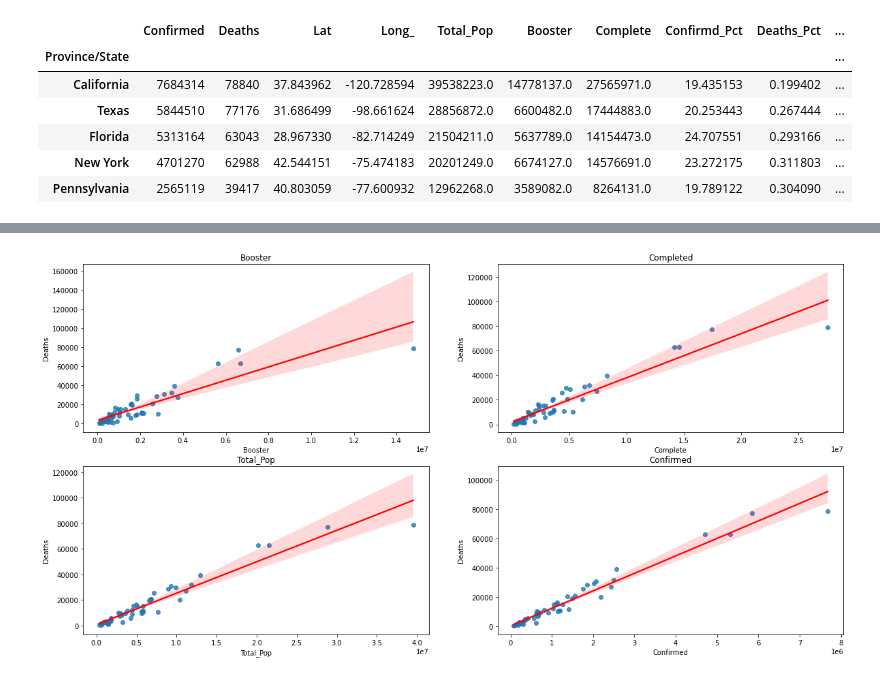
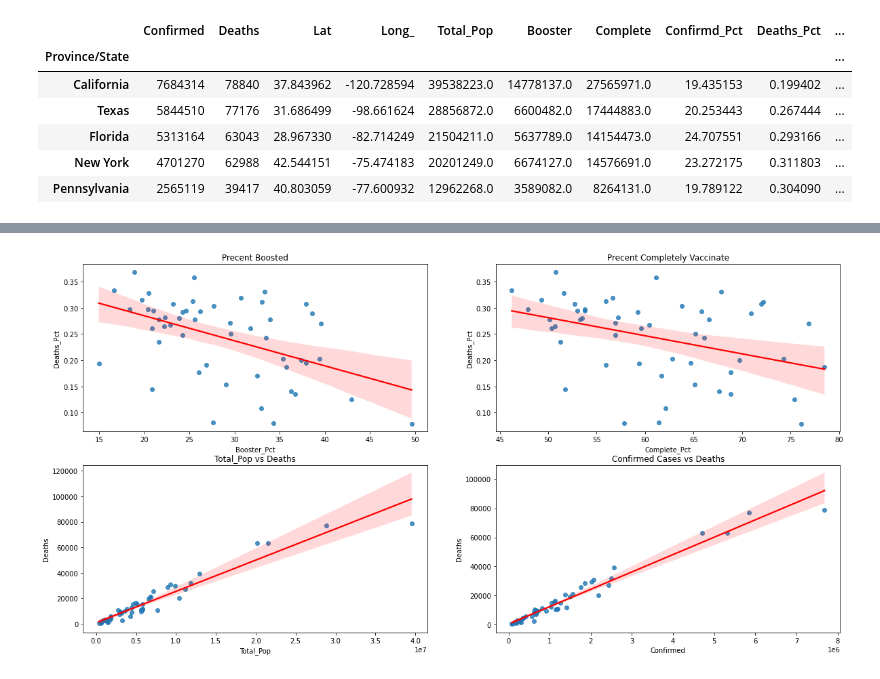
Before and after one commit to asullivan42/COVID_Bubble_Estimator, a Jupyter notebook: Regression_Analysis.ipynb, the cells around one changed output, grey strips where cells are left out. Cells and saved outputs as stored; diff of their text form; code cells hidden in the pictures.

```diff
--- a/Regression_Analysis.ipynb
+++ b/Regression_Analysis.ipynb
@@ -2788,27 +2816,27 @@ heat.figure.savefig('./figures/correlations.png')
 # %%
 fig, axes = plt.subplots(2, 2, figsize=(20,10))
-sns.regplot(df7['Booster'],df7['Deaths'],line_kws={"color": "red"}, ax=axes[0,0])
-axes[0,0].set_title('Booster')
-axes[0,0]=plt.ylabel('Deaths')
-axes[0,0]=plt.xlabel('Boster')
+sns.regplot(df7['Booster_Pct'],df7['Deaths_Pct'],line_kws={"color": "red"}, ax=axes[0,0])
+axes[0,0].set_title('Precent Boosted')
+axes[0,0]=plt.ylabel('% Deaths')
+axes[0,0]=plt.xlabel('% Boster')
 
-sns.regplot(df7['Complete'],df7['Deaths'],line_kws={"color": "red"}, ax=axes[0,1])
-axes[0,1].set_title('Completed')
-axes[0,1]=plt.ylabel('Deaths')
-axes[0,1]=plt.xlabel('Complete')
+sns.regplot(df7['Complete_Pct'],df7['Deaths_Pct'],line_kws={"color": "red"}, ax=axes[0,1])
+axes[0,1].set_title('Precent Completely Vaccinate')
+axes[0,1]=plt.ylabel('% Deaths')
+axes[0,1]=plt.xlabel('% Complete')
 
 sns.regplot(df7['Total_Pop'],df7['Deaths'],line_kws={"color": "red"}, ax=axes[1,0])
-axes[1,0].set_title('Total_Pop')
+axes[1,0].set_title('Total_Pop vs Deaths')
 axes[1,0]=plt.ylabel('Deaths')
 axes[1,0]=plt.xlabel('Total_Pop')
 
 sns.regplot(df7['Confirmed'],df7['Deaths'],line_kws={"color": "red"}, ax=axes[1,1])
-axes[1,1].set_title('Confirmed')
+axes[1,1].set_title('Confirmed Cases vs Deaths')
 axes[1,1]=plt.ylabel('Deaths')
 axes[1,1]=plt.xlabel('Confirmed')
 plt.show()
 # %% [output]
-[figure, old version]
+[figure, new version]
 # %%
 fig.figure.savefig('./figures/regplots.png')
 # %%
```
Also changed, not shown: parts of 23 cells of this notebook, 7 other files.
